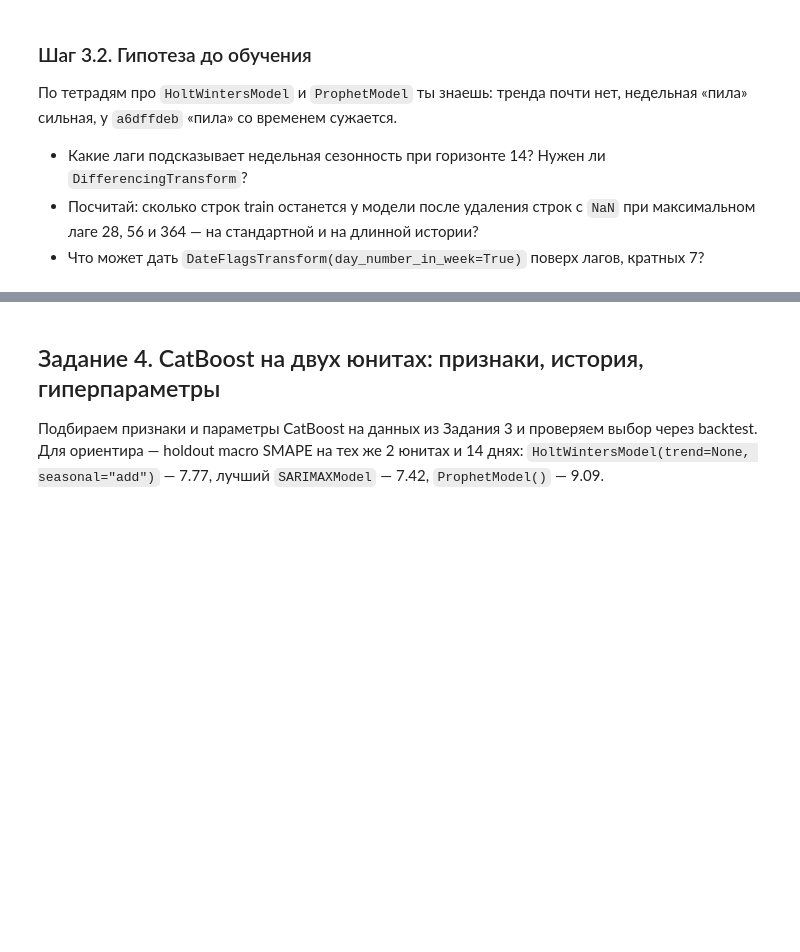
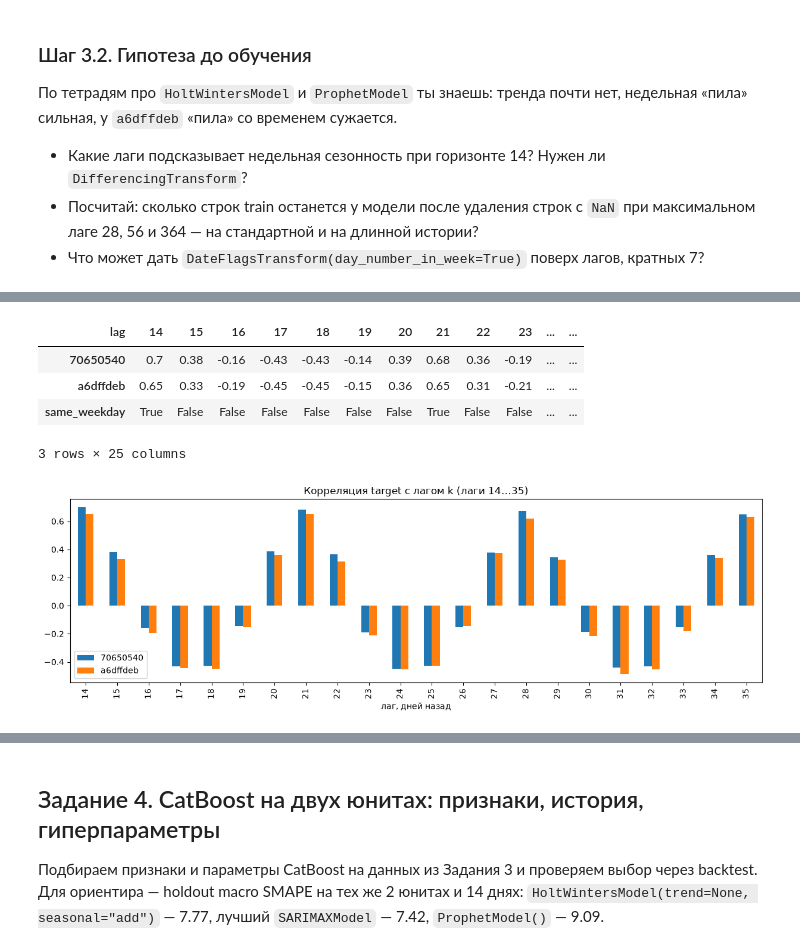
Before and after one commit to skv-analyst/study-etna, a Jupyter notebook: weeks/week-02-advanced-models/ch08-CatBoost.ipynb, the cells around one changed output, grey strips where cells are left out. Saved outputs shown, nothing was run; the diff lists cells and outputs as text; code cells hidden in the pictures; blank space fills up the shorter version.

```diff
--- a/weeks/week-02-advanced-models/ch08-CatBoost.ipynb
+++ b/weeks/week-02-advanced-models/ch08-CatBoost.ipynb
@@ -1150,3 +1232,23 @@ shap_week_df.round(1)
 - Какие лаги подсказывает недельная сезонность при горизонте 14? Нужен ли `DifferencingTransform`?
 - Посчитай: сколько строк train останется у модели после удаления строк с `NaN` при максимальном лаге 28, 56 и 364 — на стандартной и на длинной истории?
 - Что может дать `DateFlagsTransform(day_number_in_week=True)` поверх лагов, кратных 7?
+# %%
+# Есть ли тренд и насколько сильна недельная «пила» — на стандартной и на длинной истории
+hypothesis_rows = []
+for history, train in {"standard": train_units_ts, "long": train_units_long_ts}.items():
+    train_df = train.to_pandas(flatten=True)
+    for segment, segment_df in train_df.groupby("segment"):
+        days = (segment_df["timestamp"] - segment_df["timestamp"].min()).dt.days
+        slope = np.polyfit(days, segment_df["target"], deg=1)[0]  # наклон линейного тренда, заказов в день за день
+        weekday_mean = segment_df.groupby(segment_df["timestamp"].dt.day_name())["target"].mean()
+        hypothesis_rows.append({
+            "history": history,
+            "segment": segment,
+            "mean_orders": segment_df["target"].mean(),
+            "trend_change_over_train": slope * days.max(),               # на сколько тренд сдвинул уровень за весь train
+            "weekly_range": weekday_mean.max() - weekday_mean.min(),     # размах «пилы»: лучший день − худший
+            "best_day": weekday_mean.idxmax(),
+            "worst_day": weekday_mean.idxmin(),
+        })
+
+pd.DataFrame(hypothesis_rows).set_index(["history", "segment"]).round(1)
@@ -1152,0 +1262,26 @@ shap_week_df.round(1)
+# %%
+# Какие лаги ≥ HORIZON сильнее всего связаны с сегодняшним днём: корреляция target с лагом k (на длинном train, без теста)
+candidate_lags = list(range(HORIZON, 36)) + [357, 364, 371]
+lag_corr_df = pd.DataFrame({
+    segment: {
+        lag: train_units_long_ts[:, segment, "target"].autocorr(lag=lag)
+        for lag in candidate_lags
+    }
+    for segment in units_long_ts.segments
+})
+lag_corr_df.index.name = "lag"
+lag_corr_df["same_weekday"] = lag_corr_df.index % 7 == 0  # лаг кратен 7 — тот же день недели
+
+fig, ax = plt.subplots(figsize=(15, 4))
+short_corr = lag_corr_df.loc[:35, units_long_ts.segments]
+short_corr.plot(kind="bar", ax=ax, title="Корреляция target с лагом k (лаги 14…35)")
+ax.set_xlabel("лаг, дней назад");
+
+lag_corr_df.round(2).T
+# %% [output]
+| lag | 14 | 15 | 16 | 17 | 18 | 19 | 20 | 21 | 22 | 23 | ... | ... |
+| 70650540 | 0.7 | 0.38 | -0.16 | -0.43 | -0.43 | -0.14 | 0.39 | 0.68 | 0.36 | -0.19 | ... | ... |
+| a6dffdeb | 0.65 | 0.33 | -0.19 | -0.45 | -0.45 | -0.15 | 0.36 | 0.65 | 0.31 | -0.21 | ... | ... |
+| same_weekday | True | False | False | False | False | False | False | True | False | False | ... | ... |
+3 rows × 25 columns
+[figure, added]
```
Also changed, not shown: parts of 40 cells of this notebook.
